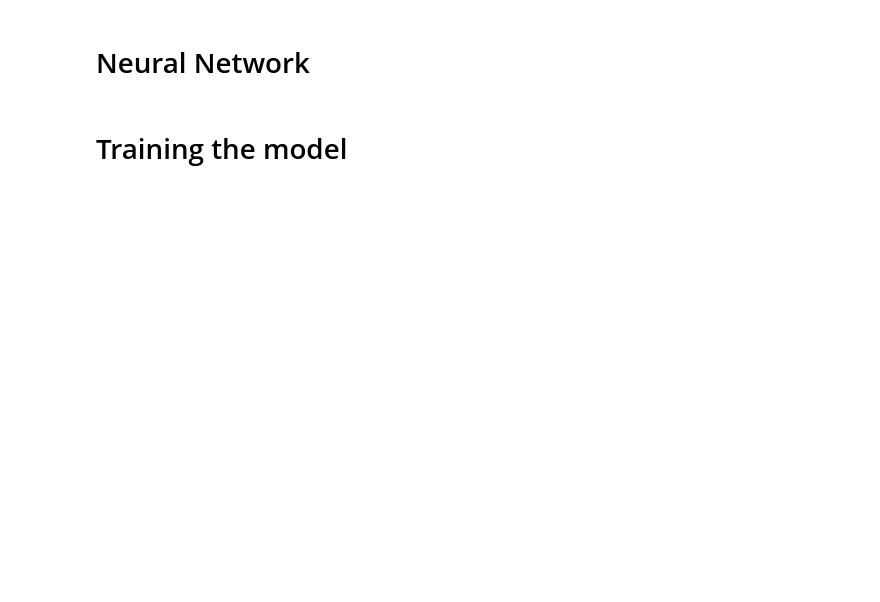
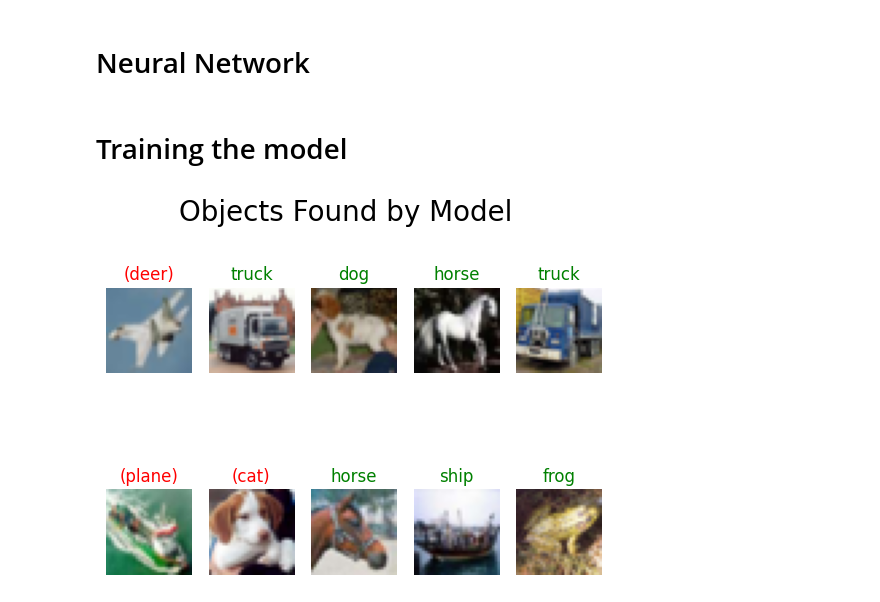
Before and after one commit to Reyad02/cifar_image_classification, a Jupyter notebook: app.ipynb, the cells around one changed output. Drawn from its saved outputs; the diff is of its cells as text; code cells hidden in the pictures; blank space fills up the shorter version.

```diff
--- a/app.ipynb
+++ b/app.ipynb
@@ -84,3 +84,39 @@ for epoch in range(epochs):
 # %%
 PATH = './cifar_net.pth'
 torch.save(net.state_dict(), PATH)
+# %%
+# Pick random photos from training set
+if dataiter == None:
+    dataiter = iter(testloder)
+images, labels = dataiter.__next__()
+
+# Load our model
+net = Net()
+net.load_state_dict(torch.load(PATH))
+
+# Analyze images
+outputs = net(images)
+_, predicted = torch.max(outputs, 1)
+
+# Show results
+for i in range(batch_size):
+    # Add new subplot
+    plt.subplot(2, int(batch_size/2), i + 1)
+    # Plot the image
+    img = images[i]
+    img = img / 2 + 0.5
+    npimg = img.numpy()
+    plt.imshow(np.transpose(npimg, (1, 2, 0)))
+    plt.axis('off')
+    # Add the image's label
+    color = "green"
+    label = classes[predicted[i]]
+    if classes[labels[i]] != classes[predicted[i]]:
+        color = "red"
+        label = "(" + label + ")"
+    plt.title(label, color=color)
+
+plt.suptitle('Objects Found by Model', size=20)
+plt.show()
+# %% [output]
+[figure, added]
```
Also changed, not shown: parts of 2 cells of this notebook, 1 other file.
